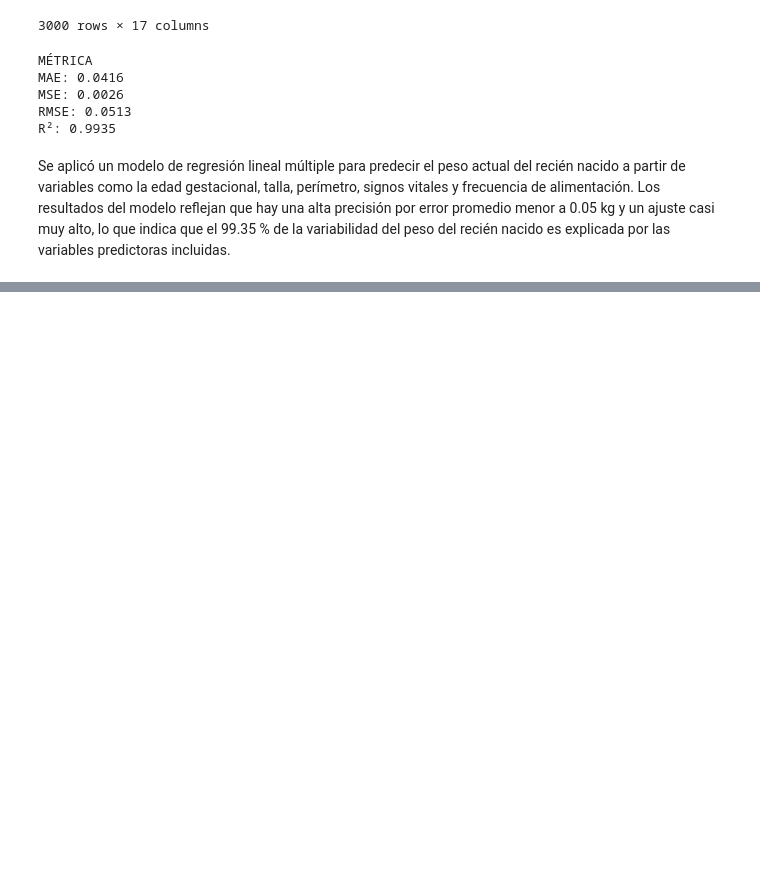
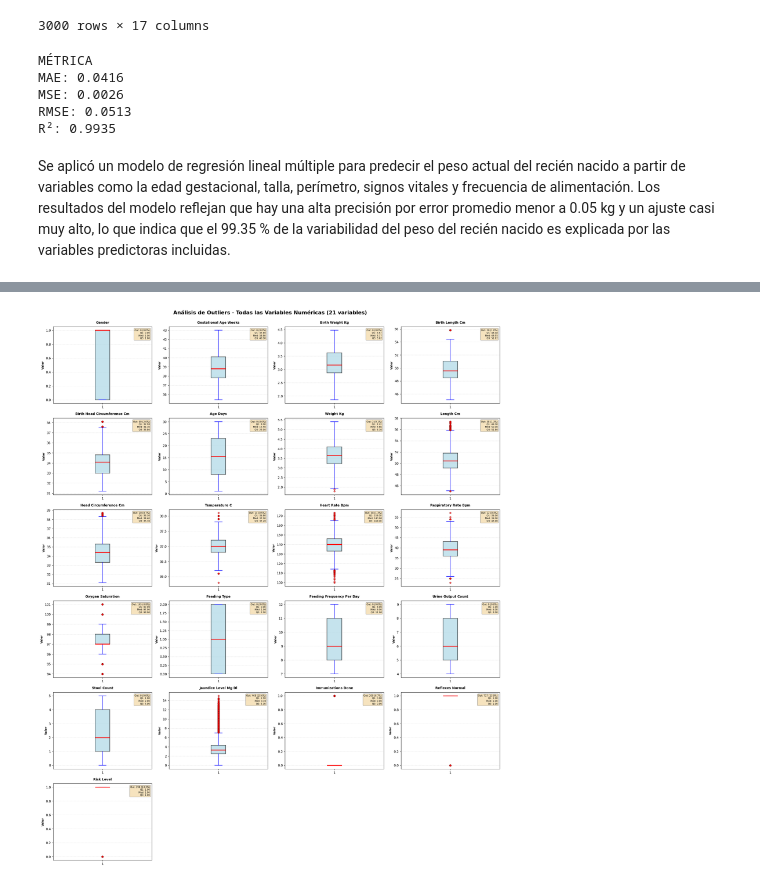
Before and after one commit to JoshuneArriaga/Apendizaje_Automatico, a Jupyter notebook: Tarea_6.ipynb, the cells around one changed output, grey strips where cells are left out. Drawn from its saved outputs; the diff is of its cells as text; code cells hidden in the pictures; blank space fills up the shorter version.

```diff
--- a/Tarea_6.ipynb
+++ b/Tarea_6.ipynb
@@ -97,0 +137,11 @@ Se aplicó un modelo de regresión lineal múltiple para predecir el peso actual
+# %%
+Q1 = df.quantile(0.25)
+Q3 = df.quantile(0.75)
+IQR = Q3 - Q1
+
+Q1 = df.quantile(0.25)
+Q3 = df.quantile(0.75)
+IQR = Q3 - Q1
+
+df_filtered = df[(df >= Q1 - 1.5 * IQR) & (df <= Q3 + 1.5 * IQR)]
+df_filtered
@@ -97,0 +162,9 @@ Se aplicó un modelo de regresión lineal múltiple para predecir el peso actual
+# %%
+numericas = df.select_dtypes(include=[np.number]).columns.tolist()
+
+for col in numericas:
+    outliers_antes = len(df[col].dropna())
+    outliers_despues = len(df_filtered[col].dropna())
+    outliers = outliers_antes - outliers_despues
+    pct = outliers / outliers_antes * 100 if outliers_antes > 0 else 0
+    print(f"{col:<40} {outliers:<10} {pct:<8.2f}%")
@@ -97,0 +189,61 @@ Se aplicó un modelo de regresión lineal múltiple para predecir el peso actual
+# %%
+n_vars = len(numericas)
+n_cols = 4
+n_rows = int(np.ceil(n_vars / n_cols))
+
+fig, axes = plt.subplots(n_rows, n_cols, figsize=(20, 4*n_rows))
+axes = axes.ravel() if n_vars > 1 else [axes]
+
+for i, col in enumerate(numericas):
+    ax = axes[i]
+
+    # Datos
+    data_antes = df[col].dropna()
+
+    # Crear boxplot
+    bp = ax.boxplot(data_antes, vert=True, patch_artist=True,
+                    boxprops=dict(facecolor='lightblue', alpha=0.7, linewidth=1.5),
+                    medianprops=dict(color='red', linewidth=2.5),
+                    whiskerprops=dict(color='blue', linewidth=1.5),
+                    capprops=dict(color='blue', linewidth=1.5),
+                    flierprops=dict(marker='o', markerfacecolor='red',
+                                   markersize=5, alpha=0.6, markeredgecolor='darkred'))
+
+    # Título y etiquetas
+    ax.set_title(col.replace('_', ' ').title(), fontsize=10, fontweight='bold', pad=10)
+    ax.set_ylabel('Valor', fontsize=9, fontweight='bold')
+    ax.grid(axis='y', alpha=0.3, linestyle='--')
+
+    # Calcular estadísticas
+    q1 = data_antes.quantile(0.25)
+    q3 = data_antes.quantile(0.75)
+    iqr = q3 - q1
+    median = data_antes.median()
+
+    # Contar outliers
+    lower = q1 - 1.5 * iqr
+    upper = q3 + 1.5 * iqr
+    n_outliers = ((data_antes < lower) | (data_antes > upper)).sum()
+
+    # Texto con estadísticas
+    stats_text = f'Out: {n_outliers} ({n_outliers/len(data_antes)*100:.1f}%)\n'
+    stats_text += f'Q1: {q1:.2f}\nMed: {median:.2f}\nQ3: {q3:.2f}'
+
+    ax.text(0.98, 0.97, stats_text,
+            transform=ax.transAxes,
+            fontsize=7,
+            verticalalignment='top',
+            horizontalalignment='right',
+            bbox=dict(boxstyle='round', facecolor='wheat', alpha=0.85, edgecolor='gray'))
+
+# Ocultar ejes vacíos
+for i in range(n_vars, len(axes)):
+    axes[i].axis('off')
+
+plt.suptitle(f'Análisis de Outliers - Todas las Variables Numéricas ({n_vars} variables)',
+             fontsize=16, fontweight='bold', y=0.998)
+plt.tight_layout()
+#plt.savefig('boxplots_todas_variables.png', dpi=300, bbox_inches='tight')
+plt.show()
+# %% [output]
+[figure, added]
```
Also changed, not shown: parts of 11 cells of this notebook.
